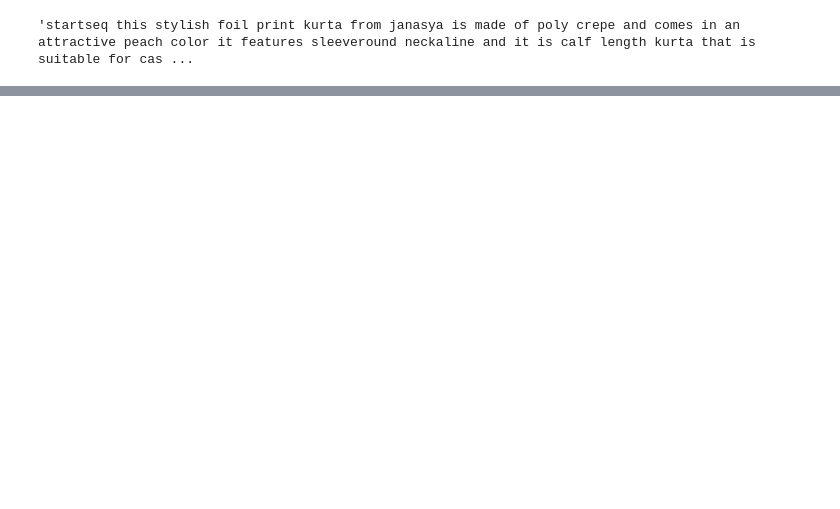
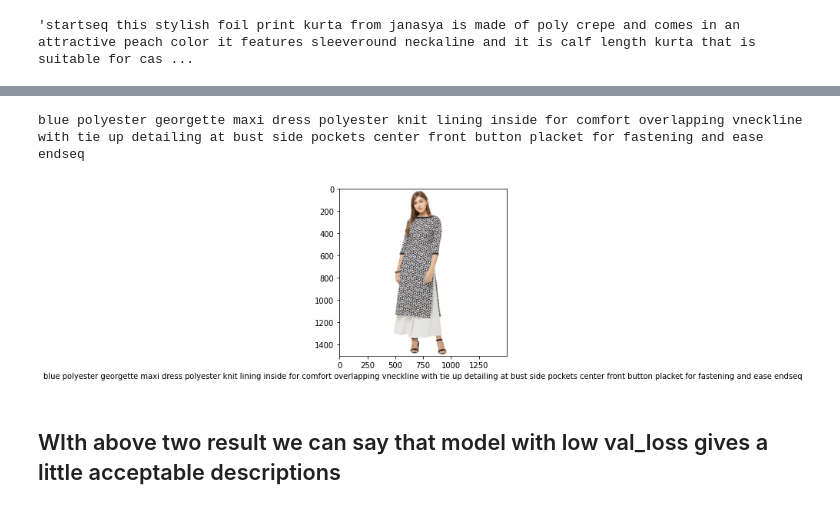
Before and after one commit to vishalnadagiri/AutoCaption, a Jupyter notebook: AutoCaptionCNN_LSTM.ipynb, the cells around one changed output, grey strips where cells are left out. Saved outputs shown, nothing was run; the diff lists cells and outputs as text; code cells hidden in the pictures; blank space fills up the shorter version.

```diff
--- a/AutoCaptionCNN_LSTM.ipynb
+++ b/AutoCaptionCNN_LSTM.ipynb
@@ -317,0 +521,17 @@ ValueError: ignored
+# %%
+#with end model trained for all epochs
+max_length = 34
+model = load_model('image_desc_loss_0.362_vslloss_5.91.h5')
+photo = extract_features(dwn_img)
+description = generate_desc(model, tokenizer_train, photo, max_len)
+desc = pattern.sub("", description)
+imag = cv2.imread(dwn_img)
+imag = cv2.cvtColor(imag, cv2.COLOR_BGR2RGB)
+plt.imshow(imag)
+plt.xlabel(desc)
+print(desc)
+# %% [output]
+blue polyester georgette maxi dress polyester knit lining inside for comfort overlapping vneckline with tie up detailing at bust side pockets center front button placket for fastening and ease endseq
+[figure, added]
+# %% [markdown]
+## WIth above two result we can say that model with low val_loss gives a little acceptable descriptions
```
Also changed, not shown: parts of 37 cells of this notebook.
